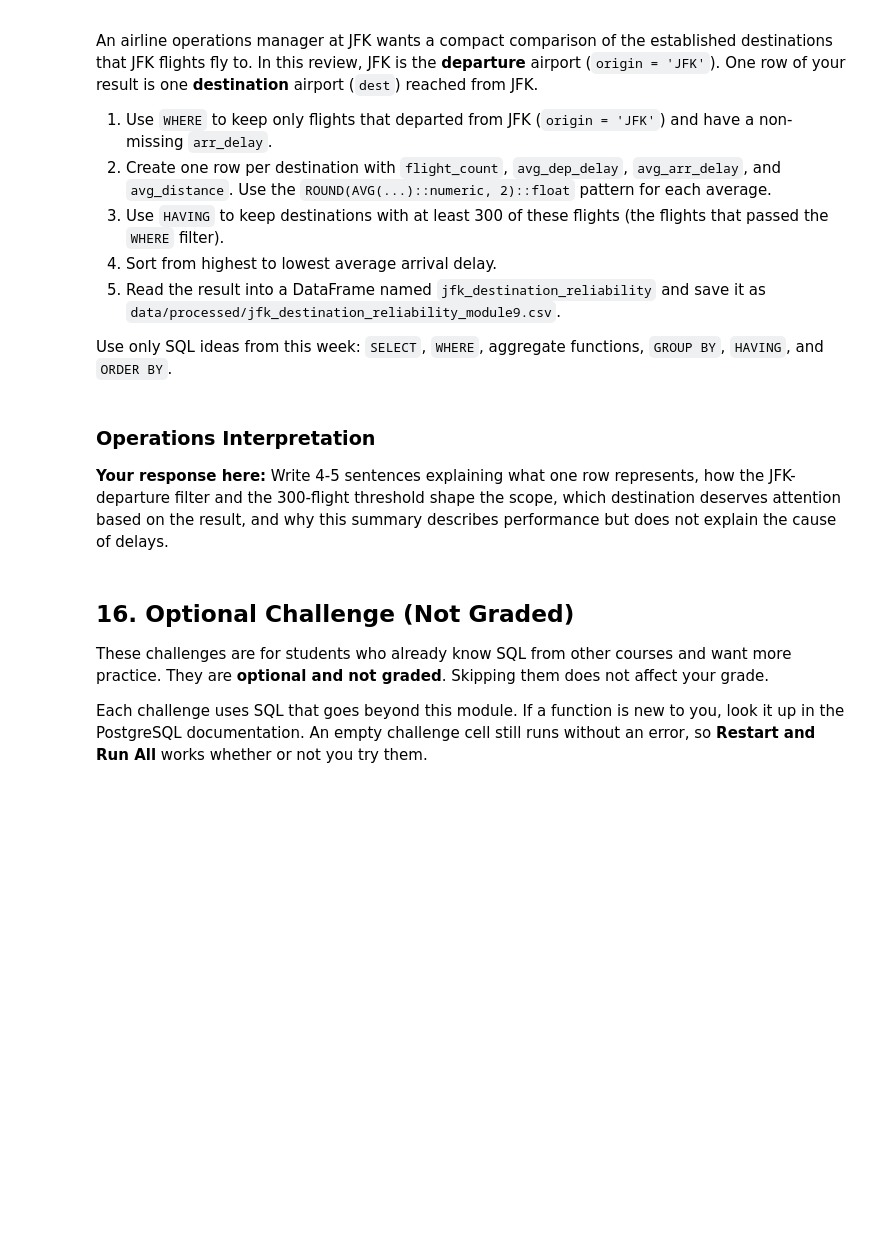
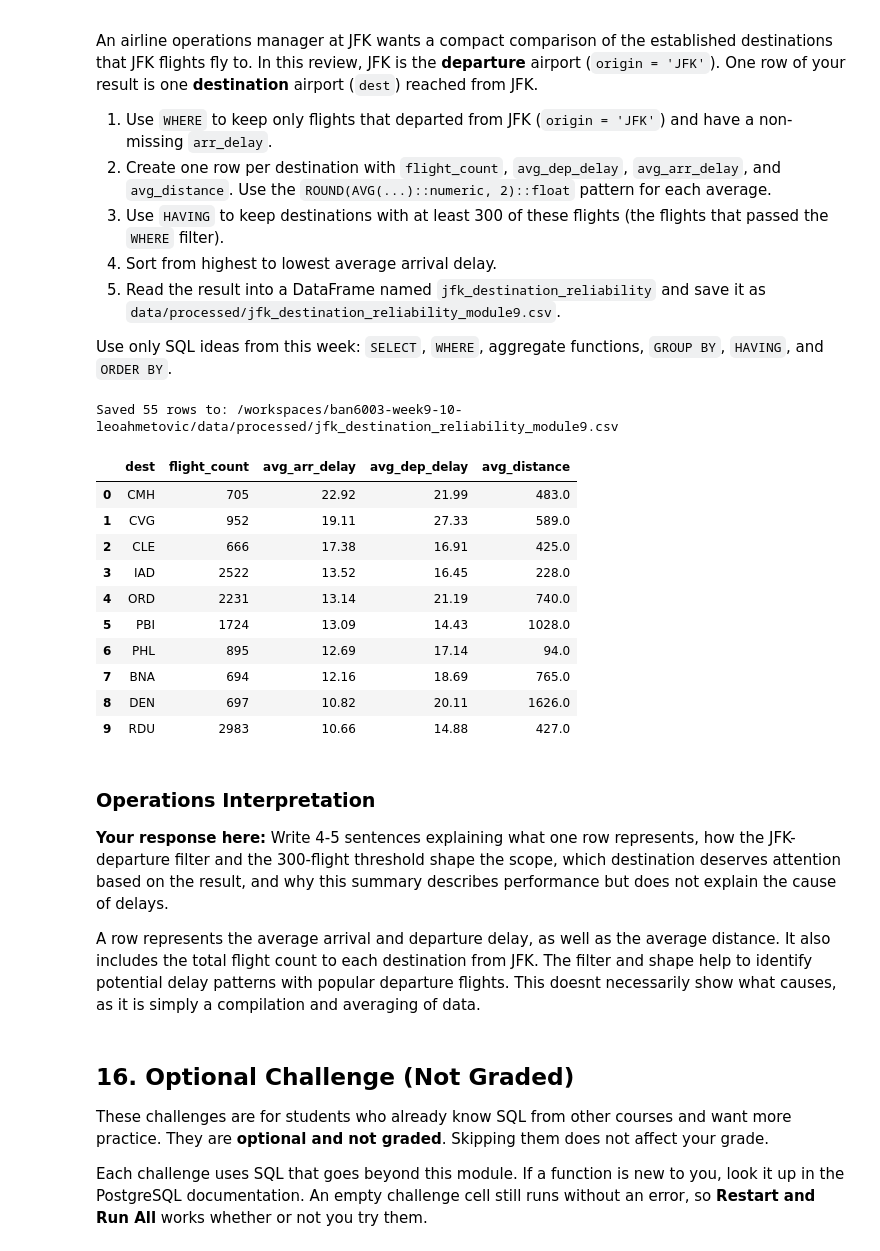
Before and after one commit to h4mmus/ban6003-week9-10-leoahmetovic, a Jupyter notebook: notebooks/module9_neon_sql_fundamentals_guided_lab.ipynb, the cells around one changed output. Saved outputs shown, nothing was run; the diff lists cells and outputs as text; code cells hidden in the pictures; blank space fills up the shorter version.

Commit message:
Complete Module 9 Neon SQL fundamentals lab

```diff
--- a/notebooks/module9_neon_sql_fundamentals_guided_lab.ipynb
+++ b/notebooks/module9_neon_sql_fundamentals_guided_lab.ipynb
@@ -578,8 +877,17 @@ Your query should:
 # %%
 # Final Practice
 query = """
-
+SELECT
+    dest,
+    COUNT(*) AS flight_count,
+    ROUND(AVG(arr_delay)::numeric, 2)::float AS avg_arr_delay
+FROM flights
+GROUP BY dest
+HAVING COUNT(*) >= 500
+ORDER BY avg_arr_delay DESC;
 """
 
+
+run_query(query,engine)
 destination_delay_summary = run_query(query, engine)
 destination_delay_summary.head()
@@ -615,29 +933,55 @@ Use only SQL ideas from this week: `SELECT`, `WHERE`, aggregate functions, `GROU
 # %%
 # Offline Assignment - write and run your SQL query here.
 # Suggested SQL order:
 # SELECT dest plus COUNT(*) and the three rounded AVG() expressions
 # FROM flights
 # WHERE origin = 'JFK' and arr_delay IS NOT NULL
 # GROUP BY dest
 # HAVING COUNT(*) >= 300
 # ORDER BY the average arrival-delay alias DESC
 query = """
-
+SELECT
+    dest,
+    COUNT(*) AS flight_count,
+    ROUND(AVG(arr_delay)::numeric, 2)::float AS avg_arr_delay,
+    ROUND(AVG(dep_delay)::numeric, 2)::float AS avg_dep_delay,
+    ROUND(AVG(distance)::numeric, 2)::float as avg_distance
+FROM flights
+WHERE origin = 'JFK'
+    AND arr_delay IS NOT NULL
+GROUP BY dest
+HAVING COUNT(*) >= 300
+ORDER BY avg_arr_delay DESC;
 """
 
 jfk_destination_reliability = run_query(query, engine)
 
 if jfk_destination_reliability.empty:
     print("Complete the offline SQL query before exporting.")
 else:
     offline_output_path = output_dir / "jfk_destination_reliability_module9.csv"
     jfk_destination_reliability.to_csv(offline_output_path, index=False)
     print(f"Saved {len(jfk_destination_reliability)} rows to: {offline_output_path}")
     display(jfk_destination_reliability.head(10))
+# %% [output]
+Saved 55 rows to: /workspaces/ban6003-week9-10-leoahmetovic/data/processed/jfk_destination_reliability_module9.csv
+|  | dest | flight_count | avg_arr_delay | avg_dep_delay | avg_distance |
+| 0 | CMH | 705 | 22.92 | 21.99 | 483.0 |
+| 1 | CVG | 952 | 19.11 | 27.33 | 589.0 |
+| 2 | CLE | 666 | 17.38 | 16.91 | 425.0 |
+| 3 | IAD | 2522 | 13.52 | 16.45 | 228.0 |
+| 4 | ORD | 2231 | 13.14 | 21.19 | 740.0 |
+| 5 | PBI | 1724 | 13.09 | 14.43 | 1028.0 |
+| 6 | PHL | 895 | 12.69 | 17.14 | 94.0 |
+| 7 | BNA | 694 | 12.16 | 18.69 | 765.0 |
+| 8 | DEN | 697 | 10.82 | 20.11 | 1626.0 |
+| 9 | RDU | 2983 | 10.66 | 14.88 | 427.0 |
 # %% [markdown]
 ### Operations Interpretation
 
 **Your response here:** Write 4-5 sentences explaining what one row represents, how the JFK-departure filter and the 300-flight threshold shape the scope, which destination deserves attention based on the result, and why this summary describes performance but does not explain the cause of delays.
+
+A row represents the average arrival and departure delay, as well as the average distance. It also includes the total flight count to each destination from JFK. The filter and shape help to identify potential delay patterns with popular departure flights. This doesnt necessarily show what causes, as it is simply a compilation and averaging of data.
 # %% [markdown]
 ## 16. Optional Challenge (Not Graded)
 
```
Also changed, not shown: parts of 35 cells of this notebook, 2 other files.
